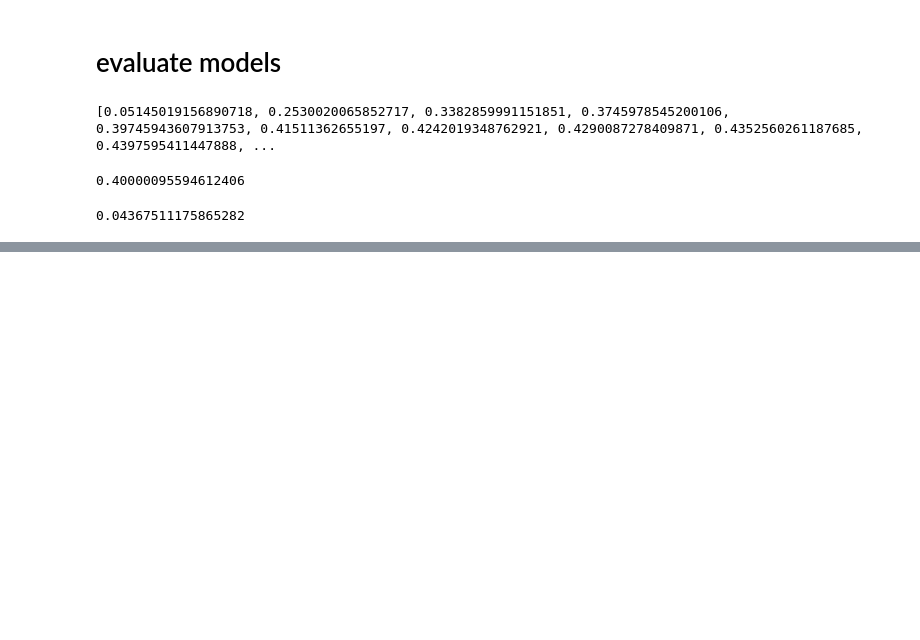
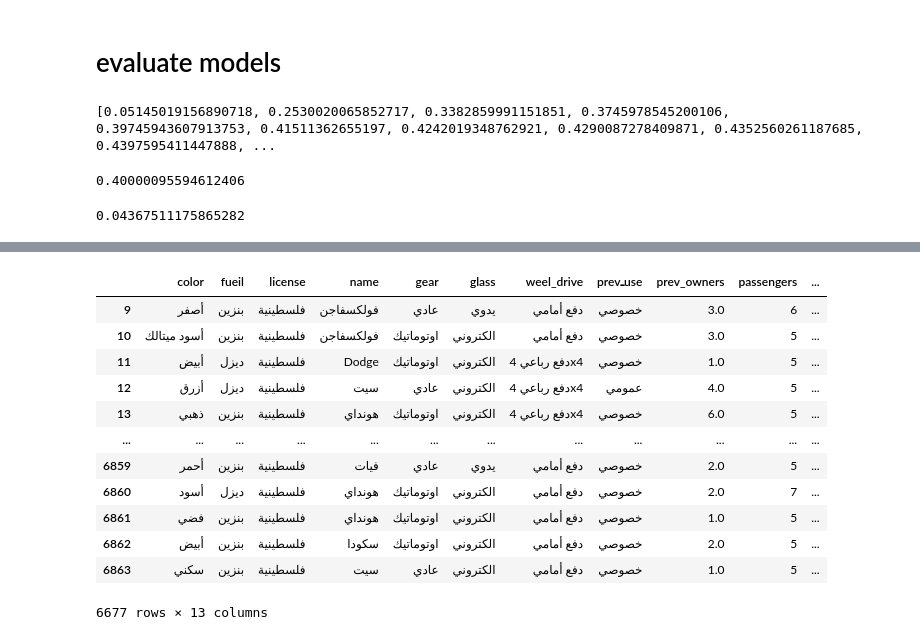
Before and after one commit to eleenkmail/CarPricePrediction, a Jupyter notebook: Notebooks/handle_data.ipynb, the cells around one changed output, grey strips where cells are left out. Cells and saved outputs as stored; diff of their text form; code cells hidden in the pictures; blank space fills up the shorter version.

```diff
--- a/Notebooks/handle_data.ipynb
+++ b/Notebooks/handle_data.ipynb
@@ -140,4 +147,4 @@ array(['كيا', 'هونداي', 'بيجو', 'سكودا', 'سوبارو', 'سي
 # %%
-null_indexes = data_before_encode[data_before_encode['weel_drive'].isna()].index
-data_before_encode.drop(null_indexes, inplace=True, axis=0)
+# null_indexes = data_before_encode[data_before_encode['weel_drive'].isna()].index
+# data_before_encode.drop(null_indexes, inplace=True, axis=0)
 # %%
@@ -482,10 +510,29 @@ pipline = Pipeline(
     steps=[("preprocessor", preprocessor), ("Regressor", KNeighborsRegressor(n_neighbors=17))]
 )
 # %%
-data_to_train = data_before_encode.copy()
+# prepare data to fit in pipline and drop null values
+data_to_train = data_before_encode[all_used_cols].copy()
 data_to_train.dropna(axis=0, how='any',  inplace=True)
 # %%
+# target_variable : price
+# data_to_train : features
 target_variable = data_to_train['price']
 data_to_train.drop('price', inplace = True, axis = 1)
-fdata_to_train = data_to_train.reset_index(drop=True)
+data_to_train = data_to_train.reset_index(drop=True)
+# %%
+data_to_train
+# %% [output]
+|  | color | fueil | license | name | gear | glass | weel_drive | prevـuse | prev_owners | passengers | ... |
+| 9 | أصفر | بنزين | فلسطينية | فولكسفاجن | عادي | يدوي | دفع أمامي | خصوصي | 3.0 | 6 | ... |
+| 10 | أسود ميتالك | بنزين | فلسطينية | فولكسفاجن | اوتوماتيك | الكتروني | دفع أمامي | خصوصي | 3.0 | 5 | ... |
+| 11 | أبيض | ديزل | فلسطينية | Dodge | اوتوماتيك | الكتروني | دفع رباعي 4x4 | خصوصي | 1.0 | 5 | ... |
+| 12 | أزرق | ديزل | فلسطينية | سيت | عادي | الكتروني | دفع رباعي 4x4 | عمومي | 4.0 | 5 | ... |
+| 13 | ذهبي | بنزين | فلسطينية | هونداي | اوتوماتيك | الكتروني | دفع رباعي 4x4 | خصوصي | 6.0 | 5 | ... |
+| ... | ... | ... | ... | ... | ... | ... | ... | ... | ... | ... | ... |
+| 6859 | أحمر | بنزين | فلسطينية | فيات | عادي | يدوي | دفع أمامي | خصوصي | 2.0 | 5 | ... |
+| 6860 | أسود | ديزل | فلسطينية | هونداي | اوتوماتيك | الكتروني | دفع أمامي | خصوصي | 2.0 | 7 | ... |
+| 6861 | فضي | بنزين | فلسطينية | هونداي | اوتوماتيك | الكتروني | دفع أمامي | خصوصي | 1.0 | 5 | ... |
+| 6862 | أبيض | بنزين | فلسطينية | سكودا | اوتوماتيك | الكتروني | دفع أمامي | خصوصي | 2.0 | 5 | ... |
+| 6863 | سكني | بنزين | فلسطينية | سيت | عادي | الكتروني | دفع أمامي | خصوصي | 1.0 | 5 | ... |
+6677 rows × 13 columns
 # %%
```
Also changed, not shown: parts of 49 cells of this notebook, 4 other files.
